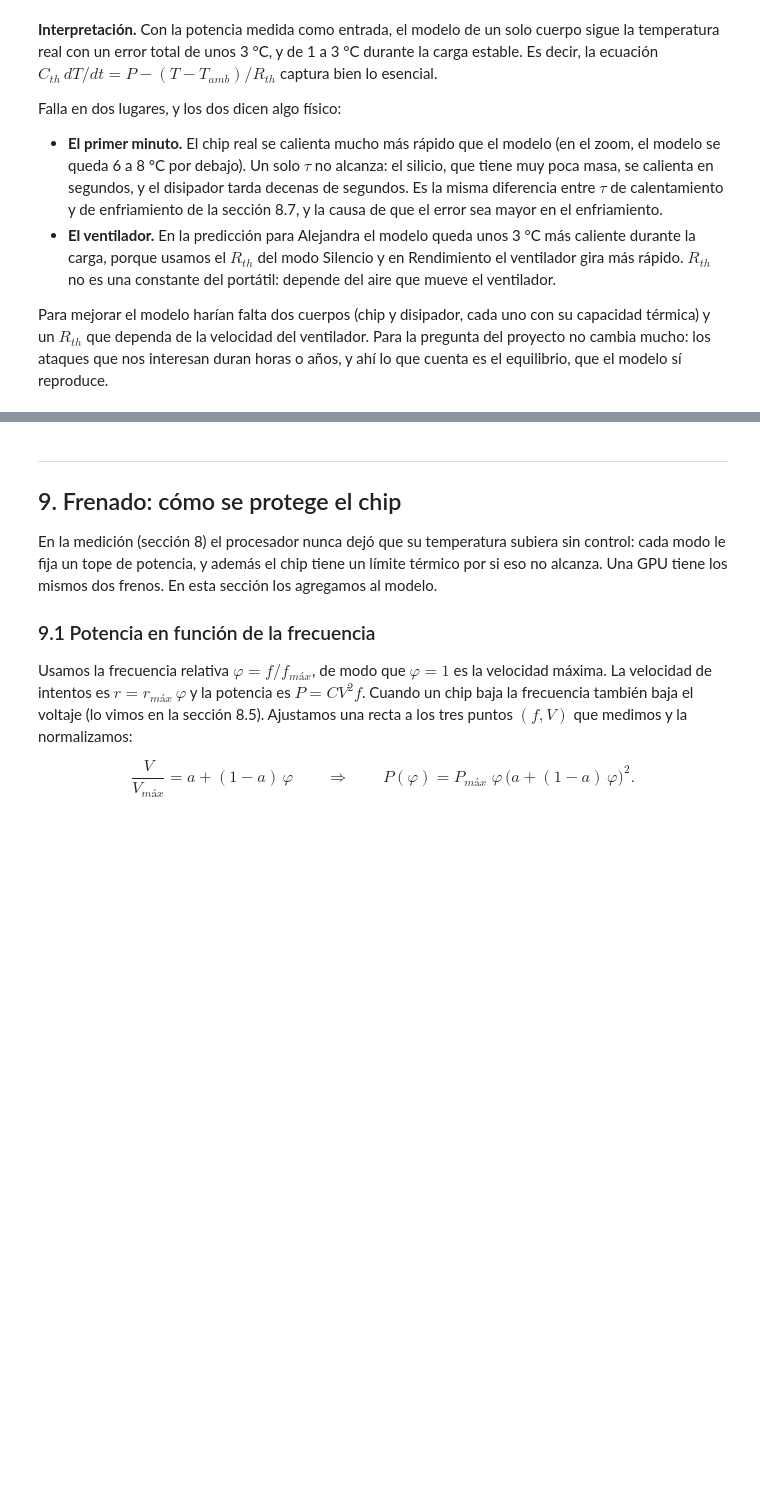
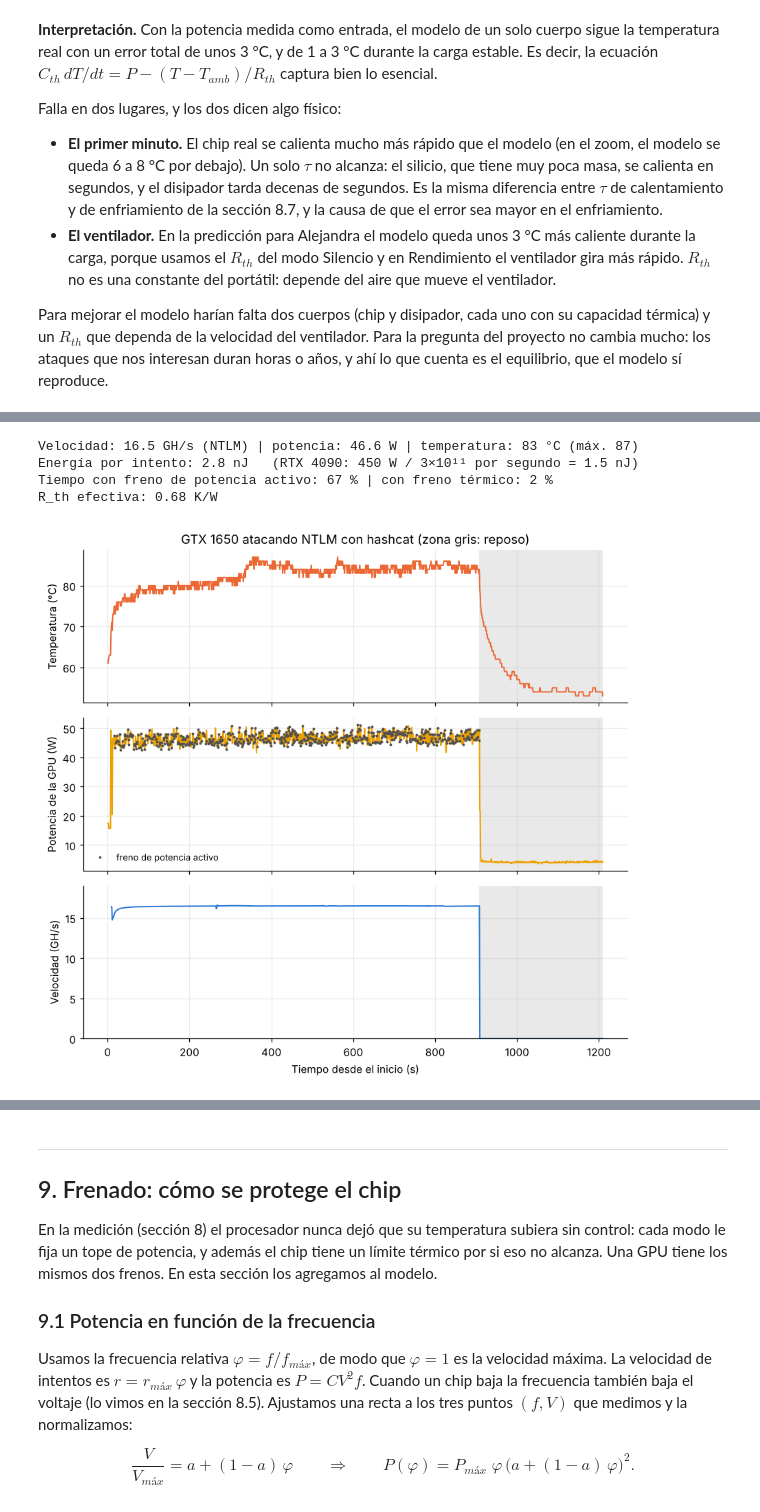
Before and after one commit to Byrojito/Proyecto_f-sicaA, a Jupyter notebook: proyecto.ipynb, the cells around one changed output, grey strips where cells are left out. Cells and saved outputs as stored; diff of their text form; code cells hidden in the pictures; blank space fills up the shorter version.

Commit message:
GPU medida (sección 8.9): GTX 1650 con hashcat, energía por intento y calentamiento en dos escalas; chuleta y documento actualizados

```diff
--- a/proyecto.ipynb
+++ b/proyecto.ipynb
@@ -760,0 +767,54 @@ Para mejorar el modelo harían falta dos cuerpos (chip y disipador, cada uno con
+# %%
+def leer_gpu(ruta):
+    with open(ruta, encoding="utf-8") as f:
+        filas = list(csv.DictReader(f))
+    numero = lambda x: float(x) if x != "" else np.nan
+    return {
+        "t": np.array([float(r["t_s"]) for r in filas]),
+        "carga": np.array([r["fase"] == "carga" for r in filas]),
+        "tasa": np.array([numero(r["hashes_por_s"]) for r in filas]),
+        "T": np.array([numero(r["temp_C"]) for r in filas]),
+        "P": np.array([numero(r["potencia_W"]) for r in filas]),
+        "f": np.array([numero(r["freq_MHz"]) for r in filas]),
+        "freno_P": np.array([numero(r["freno_potencia"]) for r in filas]),
+        "freno_T": np.array([numero(r["freno_termico"]) for r in filas]),
+    }
+
+gpu = leer_gpu(DATOS + "felipe_gpu_turbo_benchmark.csv")
+fin_gpu = gpu["t"][gpu["carga"]].max()
+estable = gpu["carga"] & (gpu["t"] > 60)
+reposo_gpu = gpu["t"] > gpu["t"].max() - 100
+
+r_gpu = np.nanmean(gpu["tasa"][estable])
+P_gpu = gpu["P"][estable].mean()
+T_gpu = gpu["T"][estable].mean()
+E_gpu_medida = P_gpu / r_gpu
+R_gpu = (T_gpu - np.median(gpu["T"][reposo_gpu])) / (P_gpu - np.median(gpu["P"][reposo_gpu]))
+
+print(f"Velocidad: {r_gpu / 1e9:.1f} GH/s (NTLM) | potencia: {P_gpu:.1f} W | temperatura: {T_gpu:.0f} °C (máx. {gpu['T'][estable].max():.0f})")
+print(f"Energía por intento: {E_gpu_medida * 1e9:.1f} nJ   (RTX 4090: 450 W / 3×10¹¹ por segundo = {P_MAX / 3e11 * 1e9:.1f} nJ)")
+print(f"Tiempo con freno de potencia activo: {100 * np.mean(gpu['freno_P'][estable]):.0f} % | con freno térmico: {100 * np.mean(gpu['freno_T'][estable]):.0f} %")
+print(f"R_th efectiva: {R_gpu:.2f} K/W")
+
+fig, ejes = plt.subplots(3, 1, figsize=(8, 7.5), sharex=True)
+for ax, (y, etiqueta, color) in zip(ejes, [(gpu["T"], "Temperatura (°C)", NARANJA),
+                                          (gpu["P"], "Potencia de la GPU (W)", AMARILLO),
+                                          (gpu["tasa"] / 1e9, "Velocidad (GH/s)", AZUL)]):
+    ax.axvspan(fin_gpu, gpu["t"].max(), color=GRIS, alpha=0.12, lw=0)
+    ax.plot(gpu["t"], y, color=color, lw=1.3)
+    ax.set_ylabel(etiqueta)
+frena = gpu["freno_P"] == 1
+ejes[1].plot(gpu["t"][frena], gpu["P"][frena], "o", color=GRIS, ms=2.5, mec="none", label="freno de potencia activo")
+ejes[1].legend(loc="lower left", fontsize=8.5)
+ejes[2].set_ylim(0, 19)
+ejes[-1].set_xlabel("Tiempo desde el inicio (s)")
+ejes[0].set_title("GTX 1650 atacando NTLM con hashcat (zona gris: reposo)")
+fig.tight_layout()
+fig.savefig("figuras/gpu_medida.png", dpi=200)
+plt.show()
+# %% [output]
+Velocidad: 16.5 GH/s (NTLM) | potencia: 46.6 W | temperatura: 83 °C (máx. 87)
+Energía por intento: 2.8 nJ   (RTX 4090: 450 W / 3×10¹¹ por segundo = 1.5 nJ)
+Tiempo con freno de potencia activo: 67 % | con freno térmico: 2 %
+R_th efectiva: 0.68 K/W
+[figure, added]
```
Also changed, not shown: parts of 8 cells of this notebook, 8 other files.
